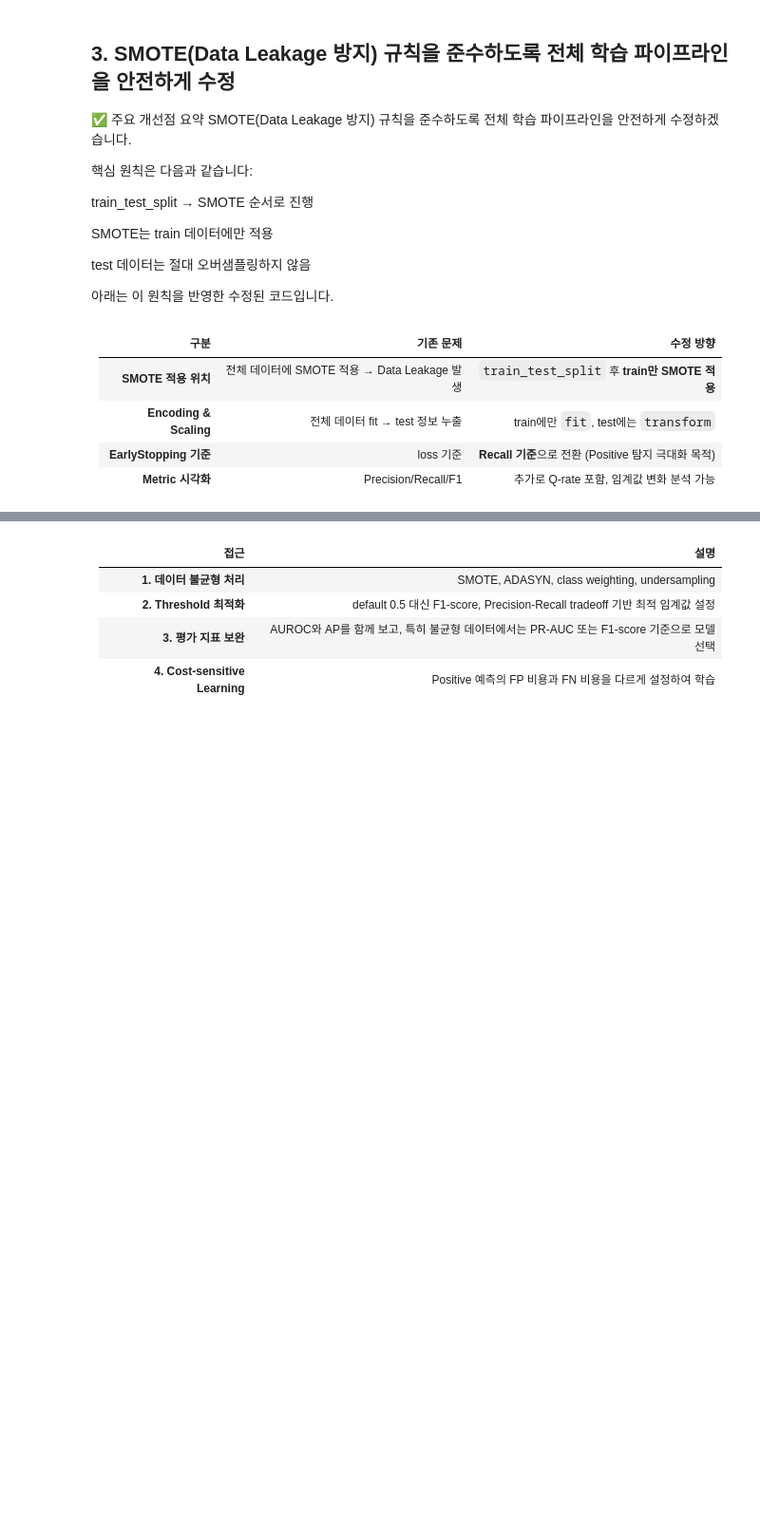
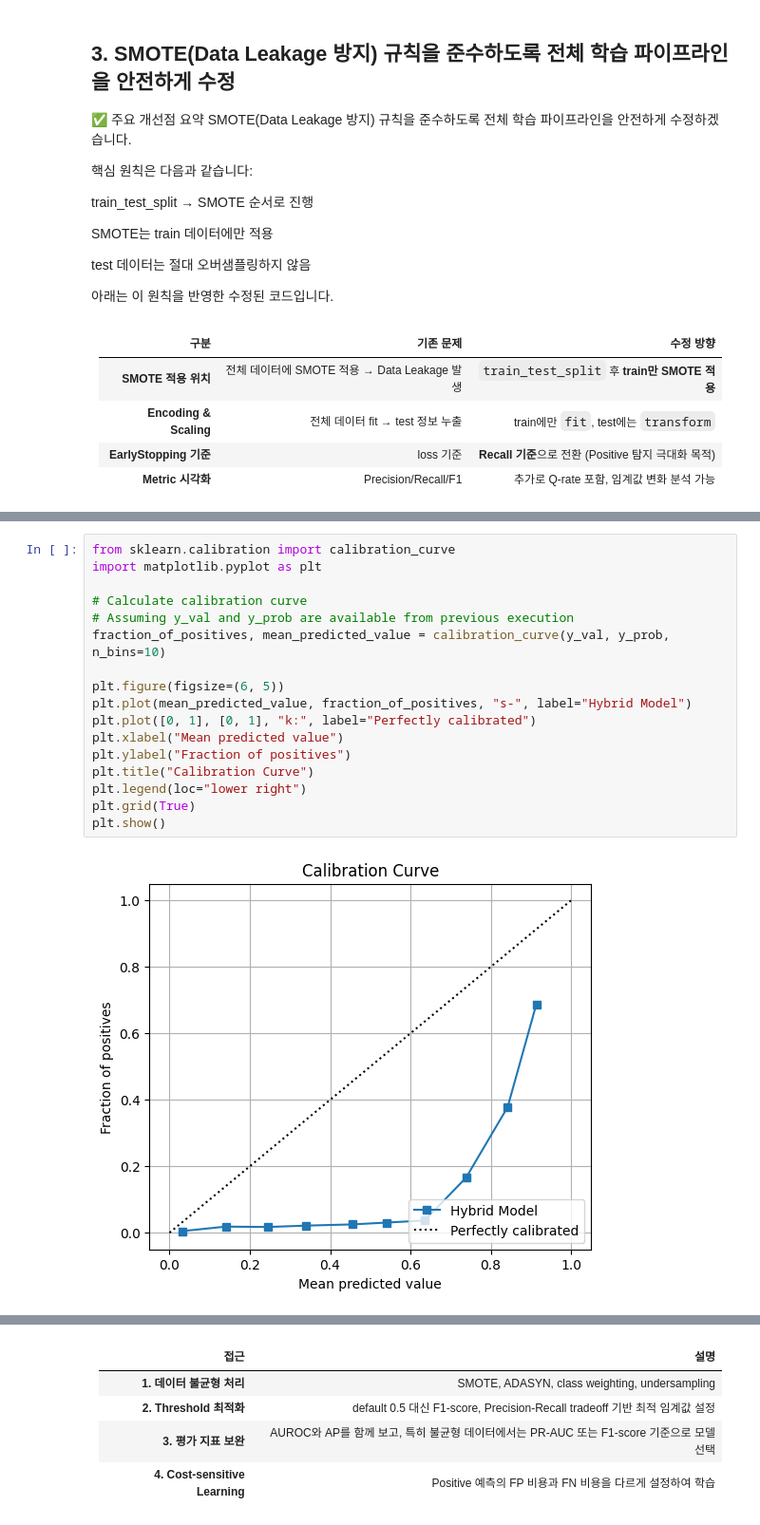
Before and after one commit to ancestor9/Affalatoxin-Analysis, a Jupyter notebook: DL_prediction/20251015_DL_50.ipynb, the cells around one changed output, grey strips where cells are left out. Shown at 95% size. Cells and saved outputs as stored; diff of their text form; blank space fills up the shorter version.

```diff
--- a/DL_prediction/20251015_DL_50.ipynb
+++ b/DL_prediction/20251015_DL_50.ipynb
@@ -621,0 +667,19 @@ ROC-AUC: 0.7759150991392321
+# %%
+from sklearn.calibration import calibration_curve
+import matplotlib.pyplot as plt
+
+# Calculate calibration curve
+# Assuming y_val and y_prob are available from previous execution
+fraction_of_positives, mean_predicted_value = calibration_curve(y_val, y_prob, n_bins=10)
+
+plt.figure(figsize=(6, 5))
+plt.plot(mean_predicted_value, fraction_of_positives, "s-", label="Hybrid Model")
+plt.plot([0, 1], [0, 1], "k:", label="Perfectly calibrated")
+plt.xlabel("Mean predicted value")
+plt.ylabel("Fraction of positives")
+plt.title("Calibration Curve")
+plt.legend(loc="lower right")
+plt.grid(True)
+plt.show()
+# %% [output]
+[figure, added]
```
Also changed, not shown: parts of 19 cells of this notebook.
